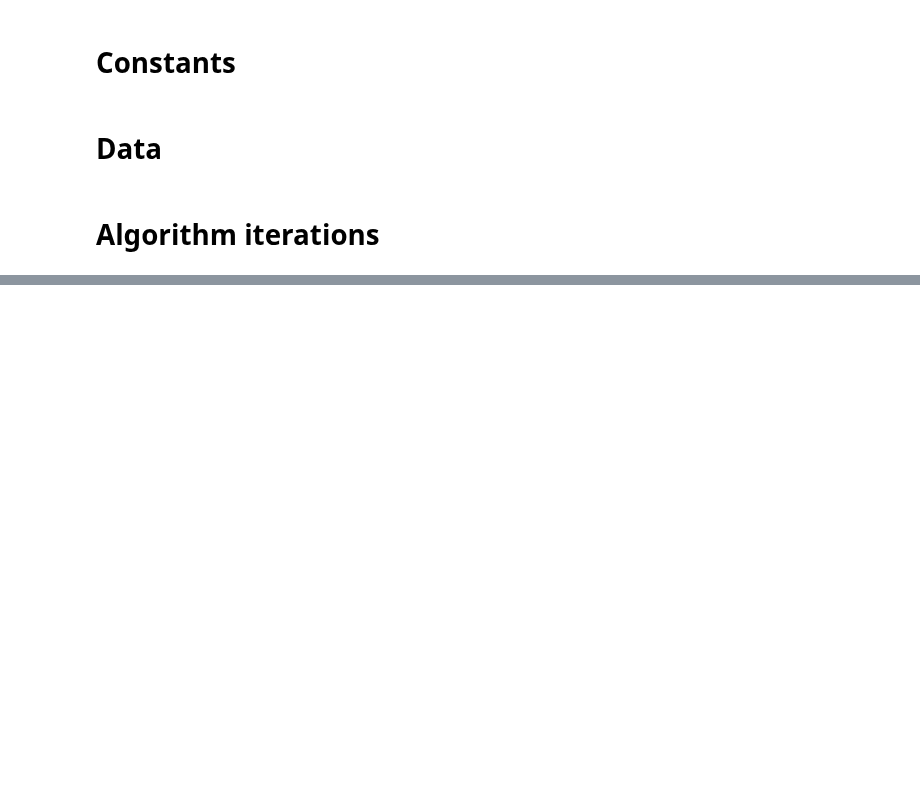
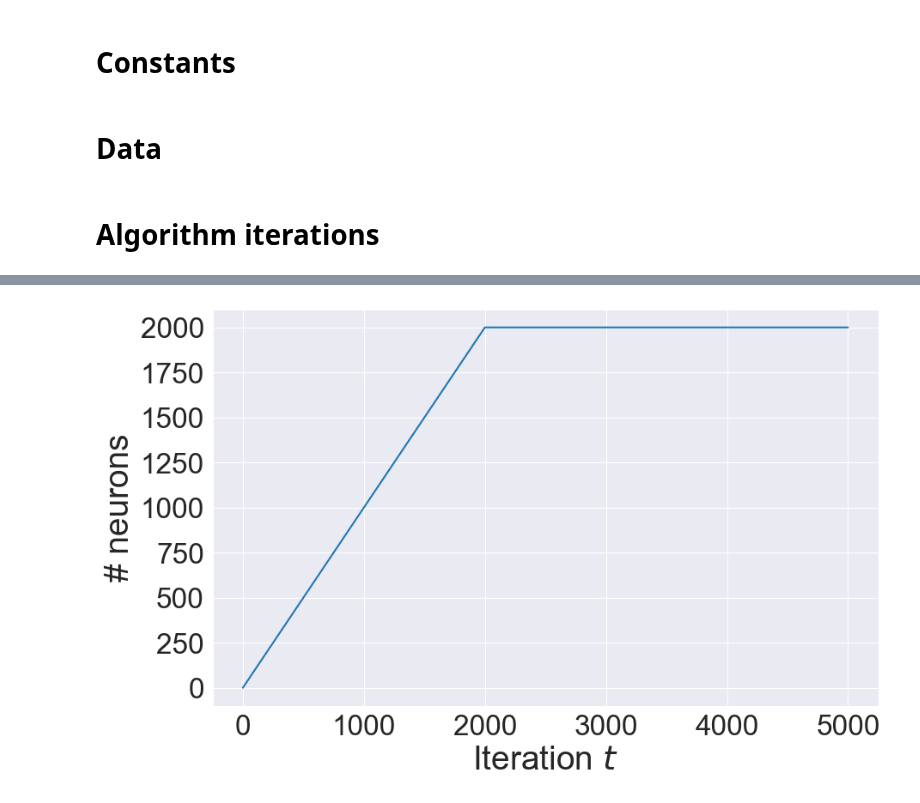
Before and after one commit to karl-hajjar/pop-conic, a Jupyter notebook: pop_conic/notebooks/pop-conic-basic.ipynb, the cells around one changed output, grey strips where cells are left out. Cells and saved outputs as stored; diff of their text form; code cells hidden in the pictures; blank space fills up the shorter version.

```diff
--- a/pop_conic/notebooks/pop-conic-basic.ipynb
+++ b/pop_conic/notebooks/pop-conic-basic.ipynb
@@ -244,0 +383,16 @@ plt.show()
+# %%
+plt.figure(figsize=(10, 6))
+marker = None #'o'
+#plt.xscale('log')
+#plt.yscale('log')
+
+plt.plot(np.arange(len(neurons)), neurons)
+
+plt.xlabel('Iteration $t$', fontsize=28)
+plt.ylabel('# neurons', fontsize=28)
+plt.xticks(fontsize=24)
+plt.yticks(fontsize=24)
+plt.savefig(os.path.join(FIGURES_DIR, 'neurons-1-1.png'), bbox_inches='tight')
+plt.show()
+# %% [output]
+[figure, added]
```
Also changed, not shown: parts of 36 cells of this notebook, 4 other files.
